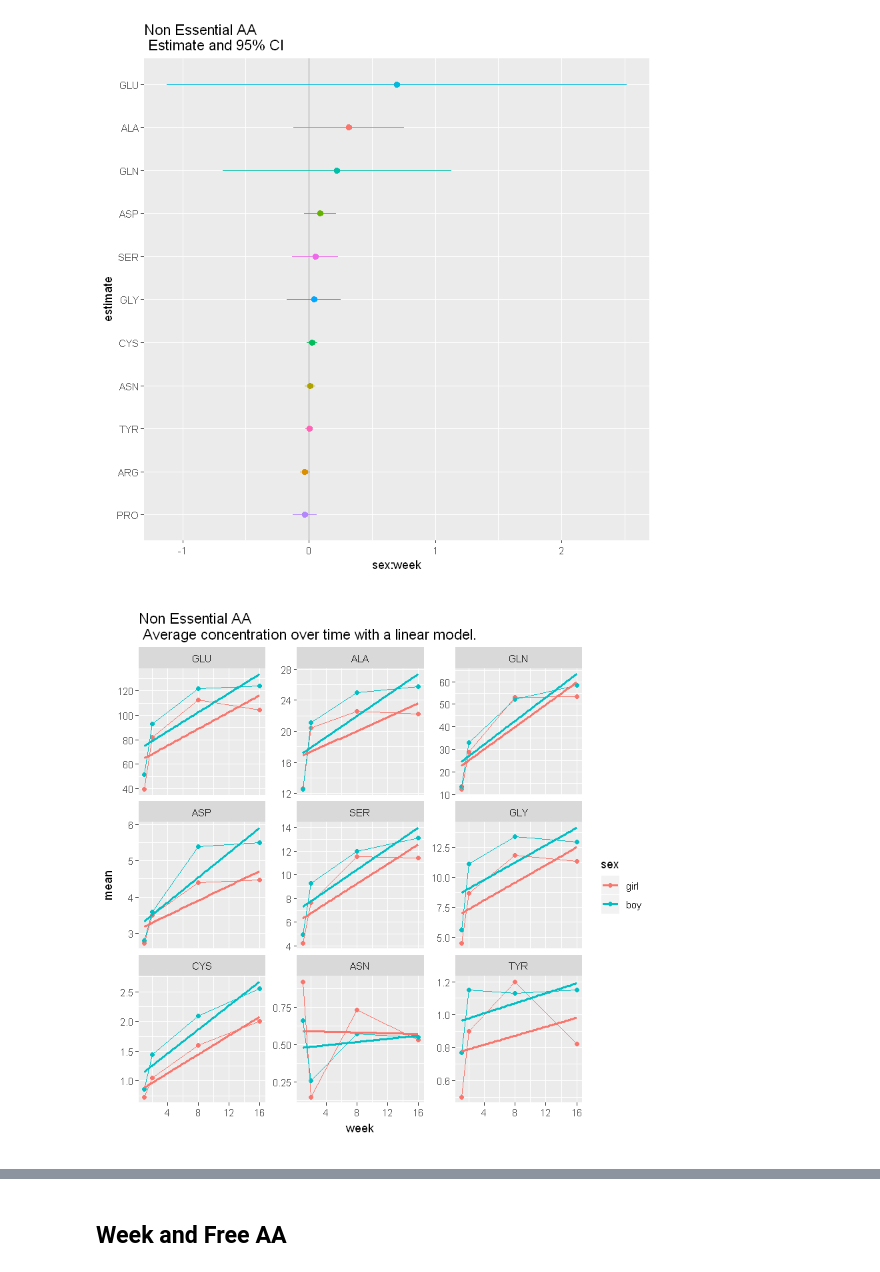
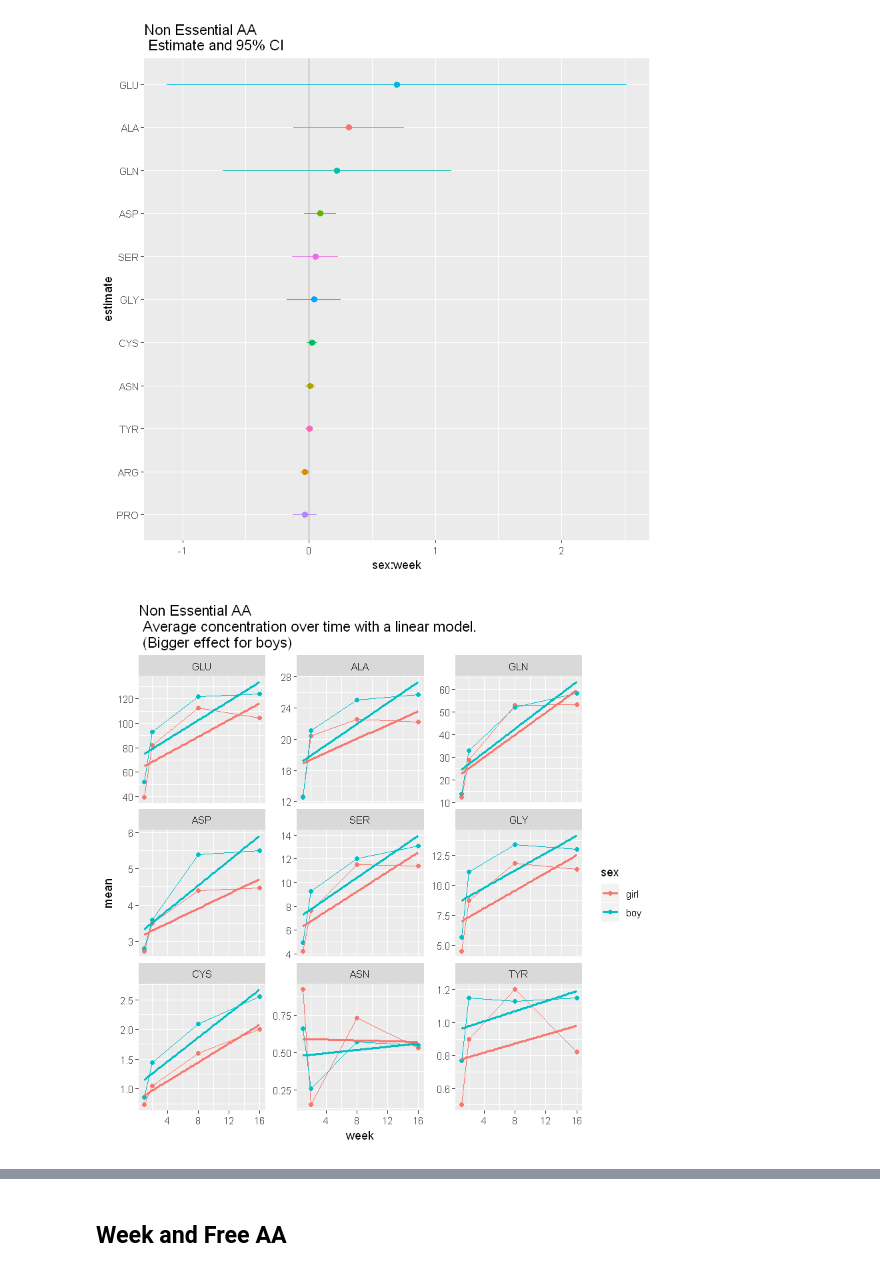
Before and after one commit to notblank/AA-leche-humana, a Jupyter notebook: Report Plots.ipynb, the cells around one changed output, grey strips where cells are left out. Drawn from its saved outputs; the diff is of its cells as text; code cells hidden in the pictures.

Commit message:
report plot corrections

```diff
--- a/Report Plots.ipynb
+++ b/Report Plots.ipynb
@@ -1177,18 +1178,18 @@ AA_NE_mean_plot_SEX <-
 # %%
 E_BOYS <- AA_NE_mean_plot_SEX %>%
                 filter(AA == 'GLU' | AA == 'ALA' | AA == 'GLN' | AA == 'ASP' |
                        AA == 'SER' | AA == 'GLY' | AA == 'CYS' | AA == 'ASN' | AA == 'TYR') %>%
                 mutate(AA = factor(AA, levels = c('GLU', 'ALA', 'GLN', 'ASP', 'SER', 'GLY', 'CYS', 'ASN', 'TYR')))
 
 #png(filename="./plots/NEAA_boys.png", units="cm", width=20, height=20, res = 300)
 ggplot(E_BOYS, aes(x = week, y = mean, color = sex)) +
     geom_point() + geom_line() +
     facet_wrap(~AA,  scales = "free_y") + geom_smooth(method = lm, se = FALSE) +
     theme(aspect.ratio = 1) +
-    ggtitle('Non Essential AA \n Average concentration over time with a linear model.')
+    ggtitle('Non Essential AA: \n Average concentration over time with a linear model. \n (Bigger effect for boys)')
 #dev.off()
 # %% [output]
-[figure, old version]
+[figure, new version]
 # %%
 E_GIRLS <- AA_NE_mean_plot_SEX %>%
                 filter(AA == 'ARG' | AA == 'PRO') %>%
```
Also changed, not shown: parts of 18 cells of this notebook, 16 other files.
